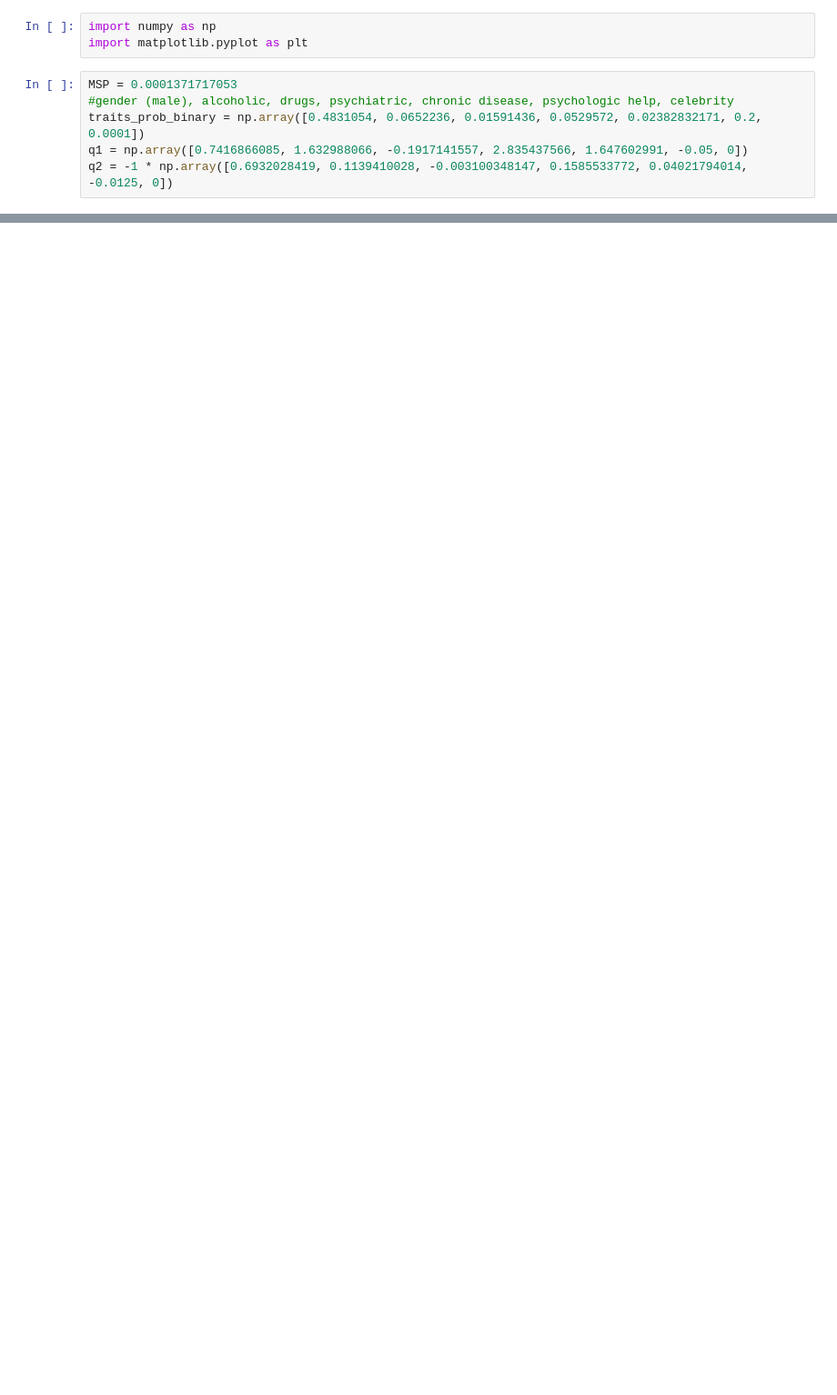
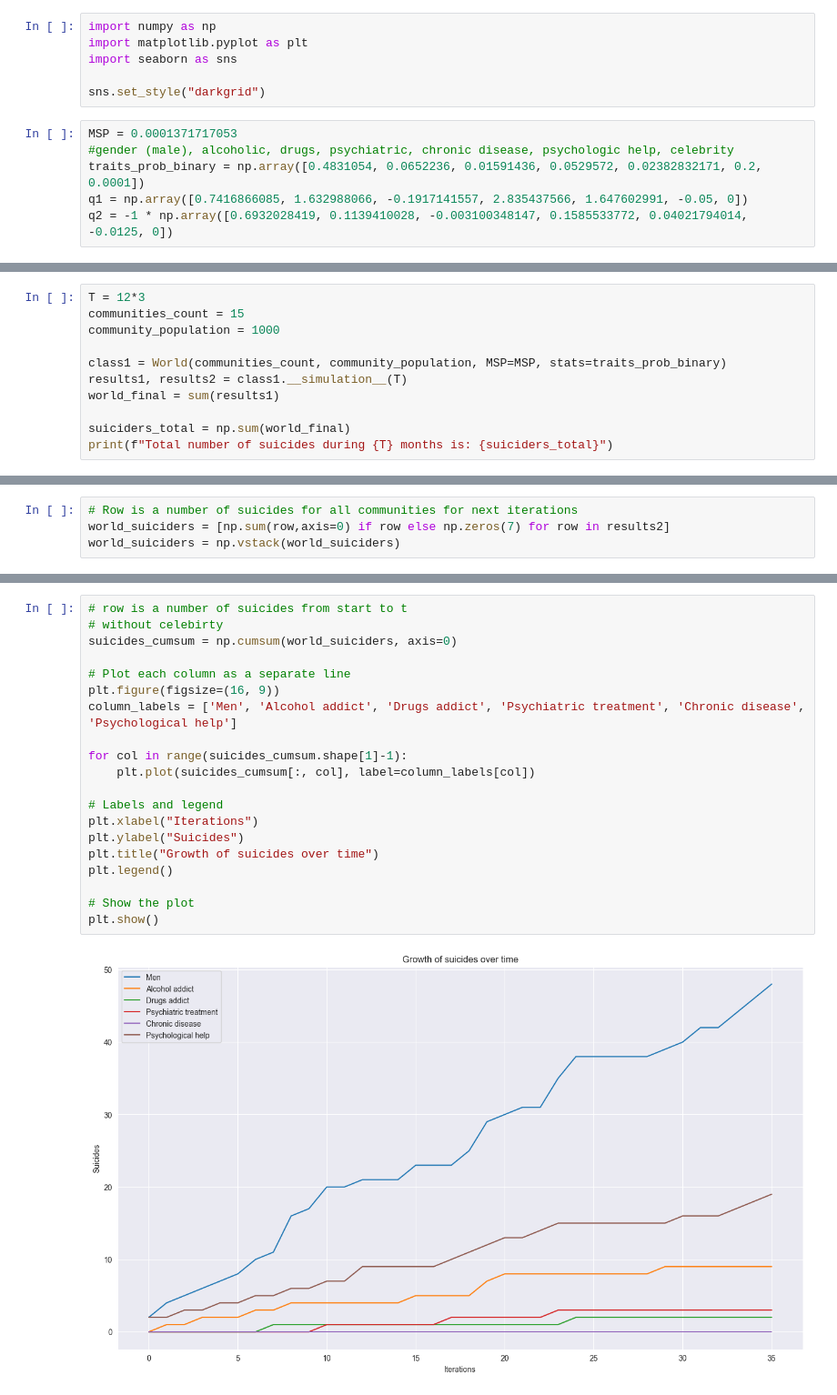
Before and after one commit to Staszek15/Suicide-model, a Jupyter notebook: project.ipynb, the cells around one changed output, grey strips where cells are left out. Shown: that part at 91% size. Drawn from its saved outputs; the diff is of its cells as text; blank space fills up the shorter version.

```diff
--- a/project.ipynb
+++ b/project.ipynb
@@ -24,6 +24,9 @@ Keywords:
 # %%
 import numpy as np
 import matplotlib.pyplot as plt
+import seaborn as sns
+
+sns.set_style("darkgrid")
 # %%
 MSP = 0.0001371717053
 #gender (male), alcoholic, drugs, psychiatric, chronic disease, psychologic help, celebrity
@@ -263,0 +204,11 @@ world_suiciders
+# %%
+T = 12*3
+communities_count = 15
+community_population = 1000
+
+class1 = World(communities_count, community_population, MSP=MSP, stats=traits_prob_binary)
+results1, results2 = class1.__simulation__(T)
+world_final = sum(results1)
+
+suiciders_total = np.sum(world_final)
+print(f"Total number of suicides during {T} months is: {suiciders_total}")
@@ -271,0 +243,4 @@ communities_count**2 * community_population
+# %%
+# Row is a number of suicides for all communities for next iterations
+world_suiciders = [np.sum(row,axis=0) if row else np.zeros(7) for row in results2]
+world_suiciders = np.vstack(world_suiciders)
@@ -271,0 +257,22 @@ communities_count**2 * community_population
+# %%
+# row is a number of suicides from start to t
+# without celebirty
+suicides_cumsum = np.cumsum(world_suiciders, axis=0)
+
+# Plot each column as a separate line
+plt.figure(figsize=(16, 9))
+column_labels = ['Men', 'Alcohol addict', 'Drugs addict', 'Psychiatric treatment', 'Chronic disease', 'Psychological help']
+
+for col in range(suicides_cumsum.shape[1]-1):
+    plt.plot(suicides_cumsum[:, col], label=column_labels[col])
+
+# Labels and legend
+plt.xlabel("Iterations")
+plt.ylabel("Suicides")
+plt.title("Growth of suicides over time")
+plt.legend()
+
+# Show the plot
+plt.show()
+# %% [output]
+[figure, added]
```
Also changed, not shown: parts of 14 cells of this notebook.
